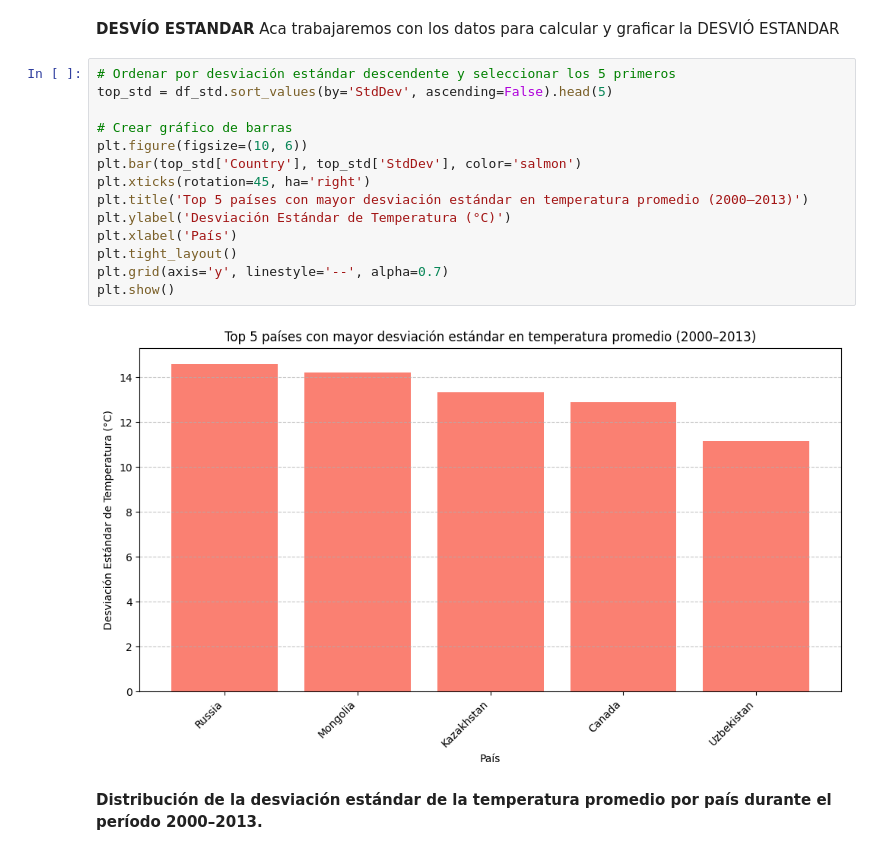
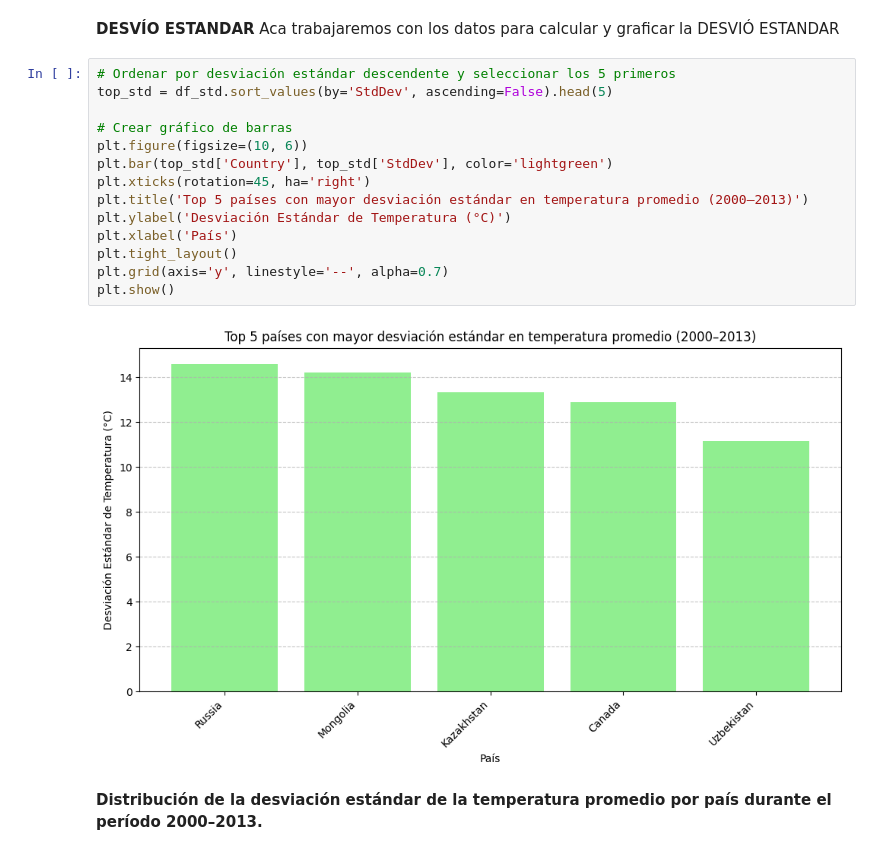
Before and after one commit to ramircar2020/BCtechCopilot, a Jupyter notebook: Variación_Temp_PyE_2025_Ramirez_Scarpato_Galinelli.ipynb, the cells around one changed output. Saved outputs shown, nothing was run; the diff lists cells and outputs as text.

```diff
--- a/Variación_Temp_PyE_2025_Ramirez_Scarpato_Galinelli.ipynb
+++ b/Variación_Temp_PyE_2025_Ramirez_Scarpato_Galinelli.ipynb
@@ -520,19 +518,19 @@ plt.show()
 # %%
 # Ordenar por desviación estándar descendente y seleccionar los 5 primeros
 top_std = df_std.sort_values(by='StdDev', ascending=False).head(5)
 
 # Crear gráfico de barras
 plt.figure(figsize=(10, 6))
-plt.bar(top_std['Country'], top_std['StdDev'], color='salmon')
+plt.bar(top_std['Country'], top_std['StdDev'], color='lightgreen')
 plt.xticks(rotation=45, ha='right')
 plt.title('Top 5 países con mayor desviación estándar en temperatura promedio (2000–2013)')
 plt.ylabel('Desviación Estándar de Temperatura (°C)')
 plt.xlabel('País')
 plt.tight_layout()
 plt.grid(axis='y', linestyle='--', alpha=0.7)
 plt.show()
 # %% [output]
-[figure, old version]
+[figure, new version]
 # %% [markdown]
 **Distribución de la desviación estándar de la temperatura promedio por país durante el período 2000–2013.**
 # %% [markdown]
```
Also changed, not shown: parts of 6 cells of this notebook.
